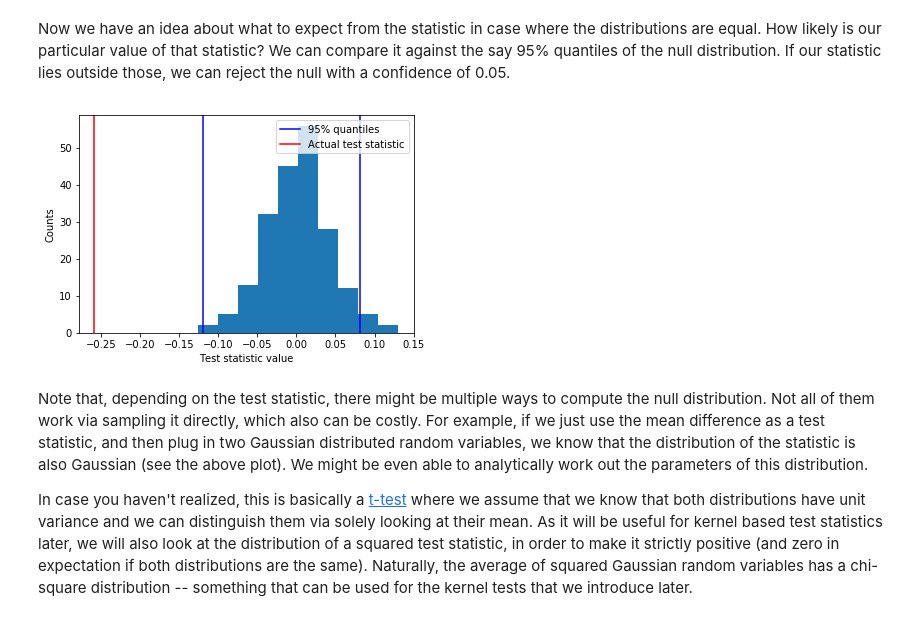
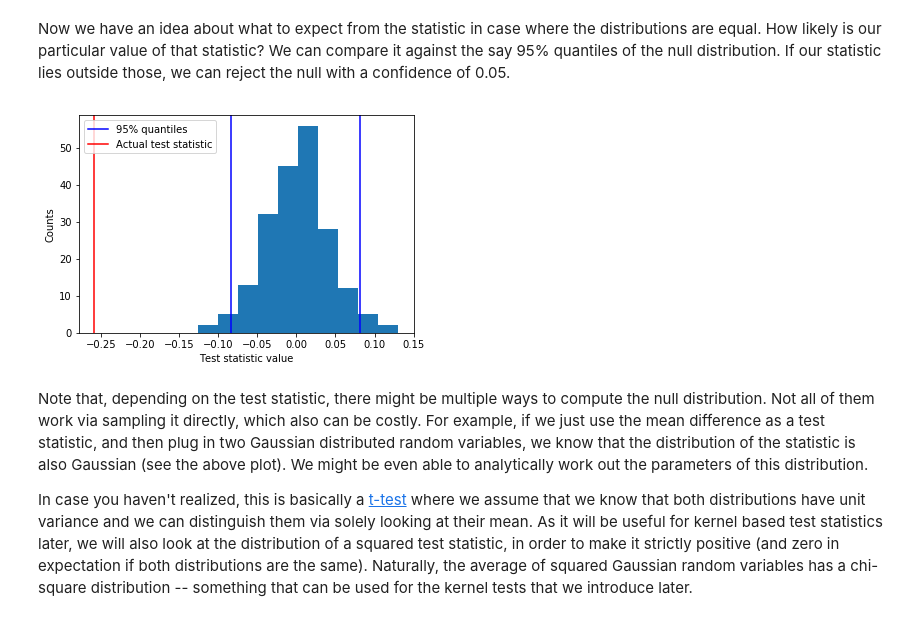
Before and after one commit to karlnapf/ds3_kernel_testing, a Jupyter notebook: solutions.ipynb, the cells around one changed output. Drawn from its saved outputs; the diff is of its cells as text; code cells hidden in the pictures.

```diff
--- a/solutions.ipynb
+++ b/solutions.ipynb
@@ -221,19 +221,19 @@ If our statistic lies outside those, we can reject the null with a confidence of
 # %%
 def plot_permutation_samples(null_samples, statistic=None):
     plt.hist(null_samples)
-    plt.axvline(x=np.percentile(null_samples, 0.25), c='b')
+    plt.axvline(x=np.percentile(null_samples, 2.5), c='b')
     legend = ["95% quantiles"]
     if statistic is not None:
         plt.axvline(x=statistic, c='r')
         legend += ["Actual test statistic"]
     plt.legend(legend)
     plt.axvline(x=np.percentile(null_samples, 97.5), c='b')
     plt.xlabel("Test statistic value")
     plt.ylabel("Counts")
 
 plot_permutation_samples(statistics, my_statistic)
 # %% [output]
-[figure, old version]
+[figure, new version]
 # %% [markdown]
 Note that, depending on the test statistic, there might be multiple ways to compute the null distribution.
 Not all of them work via sampling it directly, which also can be costly.
```
Also changed, not shown: parts of 22 cells of this notebook.
